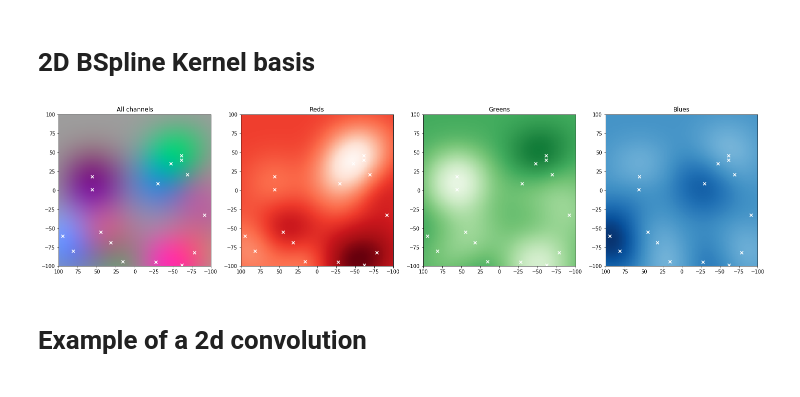
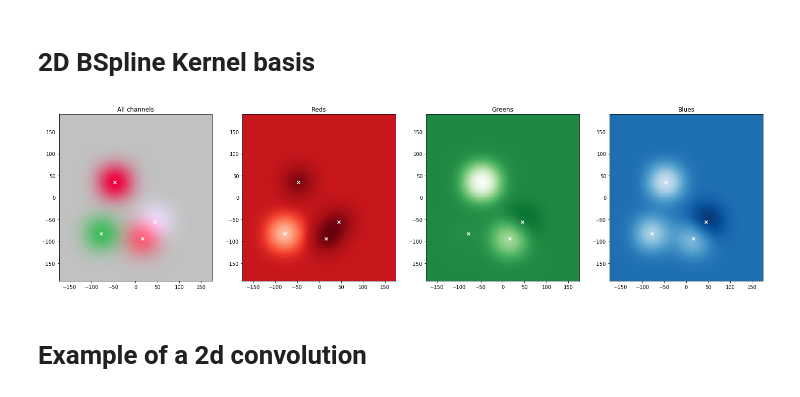
Before and after one commit to lromor/ebconv, a Jupyter notebook: examples/bsplines_and_convolutions.ipynb, the cells around one changed output. Cells and saved outputs as stored; diff of their text form; code cells hidden in the pictures.

```diff
--- a/examples/bsplines_and_convolutions.ipynb
+++ b/examples/bsplines_and_convolutions.ipynb
@@ -53,7 +53,7 @@ b_splines_example()
 # %% [markdown]
 # 2D BSpline Kernel basis
 # %%
-def bsplinekernel_example(N=16, s=48, k=3):
+def bsplinekernel_example(N=4, s=48, k=3):
     """Example of how to use the BSplineKernelBasis.
 
     This is a simple example on how to generate
@@ -65,7 +65,8 @@ def bsplinekernel_example(N=16, s=48, k=3):
     c = create_random_centers(interval, N)
 
     kb = CardinalBSplineKernel.create(c=c, s=s, k=k)
-    bounds = interval #kb.centered_bounds()
+    bounds = interval
+    bounds = kb.centered_bounds()
     axb = bounds.flatten()
 
     # We need to flip the axes boundaries because
@@ -73,35 +74,35 @@ def bsplinekernel_example(N=16, s=48, k=3):
     # and from top left to top right
     bounds = np.flip(bounds, axis=0)
     bounds[0, :] = np.flip(bounds[0, :])
     bounds = bounds.T
 
     # Now we generate three sets of random weights
     w = np.random.rand(3, N) * 2 - 1
 
     # Generate the meshgrid
     np.meshgrid(*np.linspace(*bounds, 200).T)
     xx, yy = np.meshgrid(*np.linspace(*bounds, 200).T)
 
     # Compute the linear combination of bases
     tb = kb(xx, yy)
     k = np.tensordot(w, tb, axes=1).T
     k = np.interp(k, (k.min(), k.max()), (0, 1))
 
     fig, axes = plt.subplots(1, 4, figsize=(25, 8))
     axes[0].scatter(*kb.c.T, marker='x', color='white')
     axes[0].imshow(k, extent=axb)
     axes[0].set_title('All channels')
     k_channels = (k[..., 0], k[..., 1], k[..., 2])
     for ax, c, cmap in zip(axes[1:], k_channels, ('Reds', 'Greens', 'Blues')):
         ax.scatter(*kb.c.T, marker='x', color='white')
         ax.imshow(c, extent=axb, cmap=cmap, vmin=0, vmax=1)
         ax.set_title(cmap)
     plt.show()
-    return kb, w, interval
+    return kb, w, bounds
 
 kb, w, interval = bsplinekernel_example()
 # %% [output]
-[figure, old version]
+[figure, new version]
 # %% [markdown]
 # Example of a 2d convolution
 # %%
```
Also changed, not shown: parts of 5 cells of this notebook, 4 other files.
